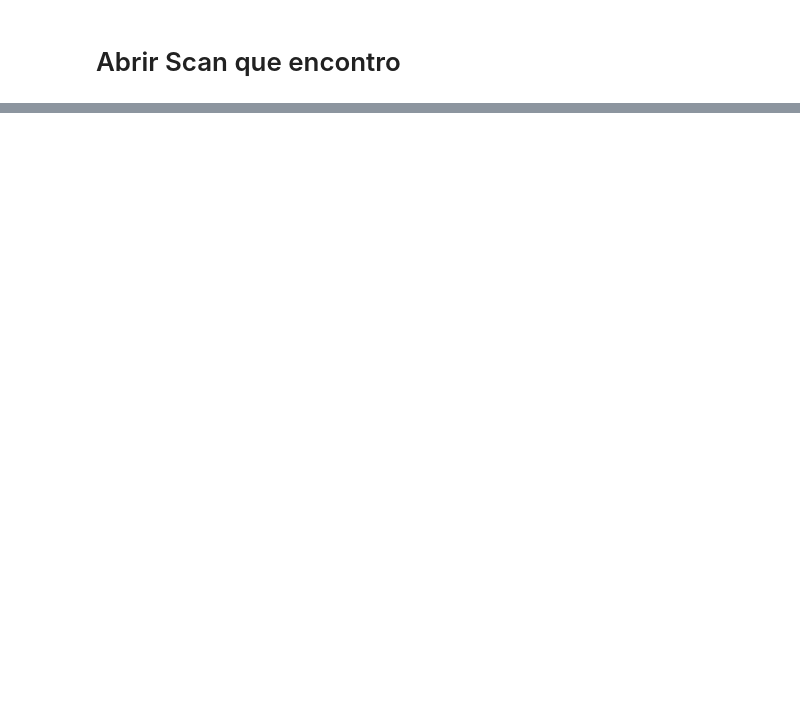
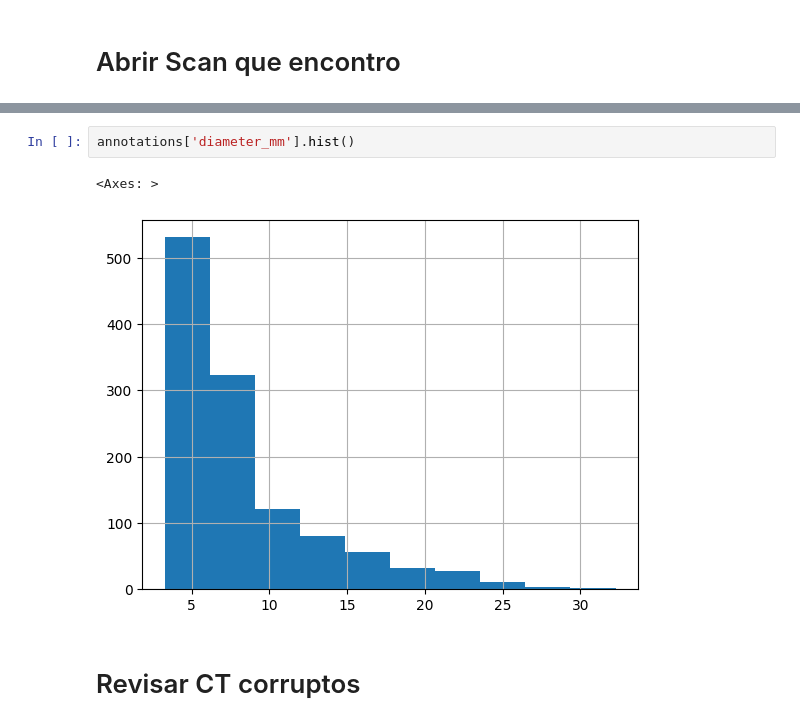
Before and after one commit to kassmontezuma/Capstone, a Jupyter notebook: DLExplore.ipynb, the cells around one changed output, grey strips where cells are left out. Drawn from its saved outputs; the diff is of its cells as text; blank space fills up the shorter version.

```diff
--- a/DLExplore.ipynb
+++ b/DLExplore.ipynb
@@ -108,0 +193,7 @@ for i in range(slice_index - 3, slice_index + 4):
+# %%
+annotations['diameter_mm'].hist()
+# %% [output]
+<Axes: >
+[figure, added]
+# %% [markdown]
+# Revisar CT corruptos
```
Also changed, not shown: parts of 25 cells of this notebook.
